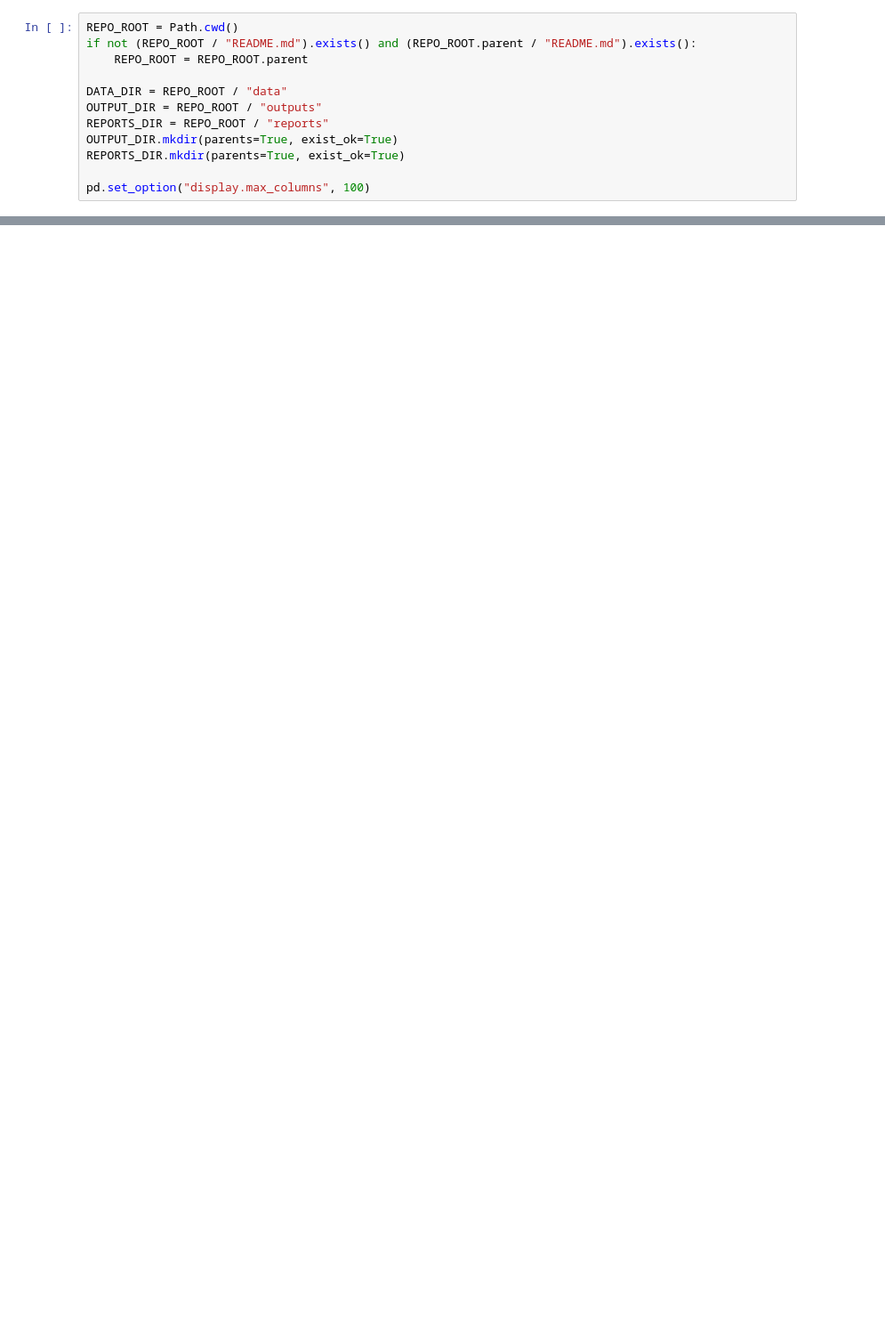
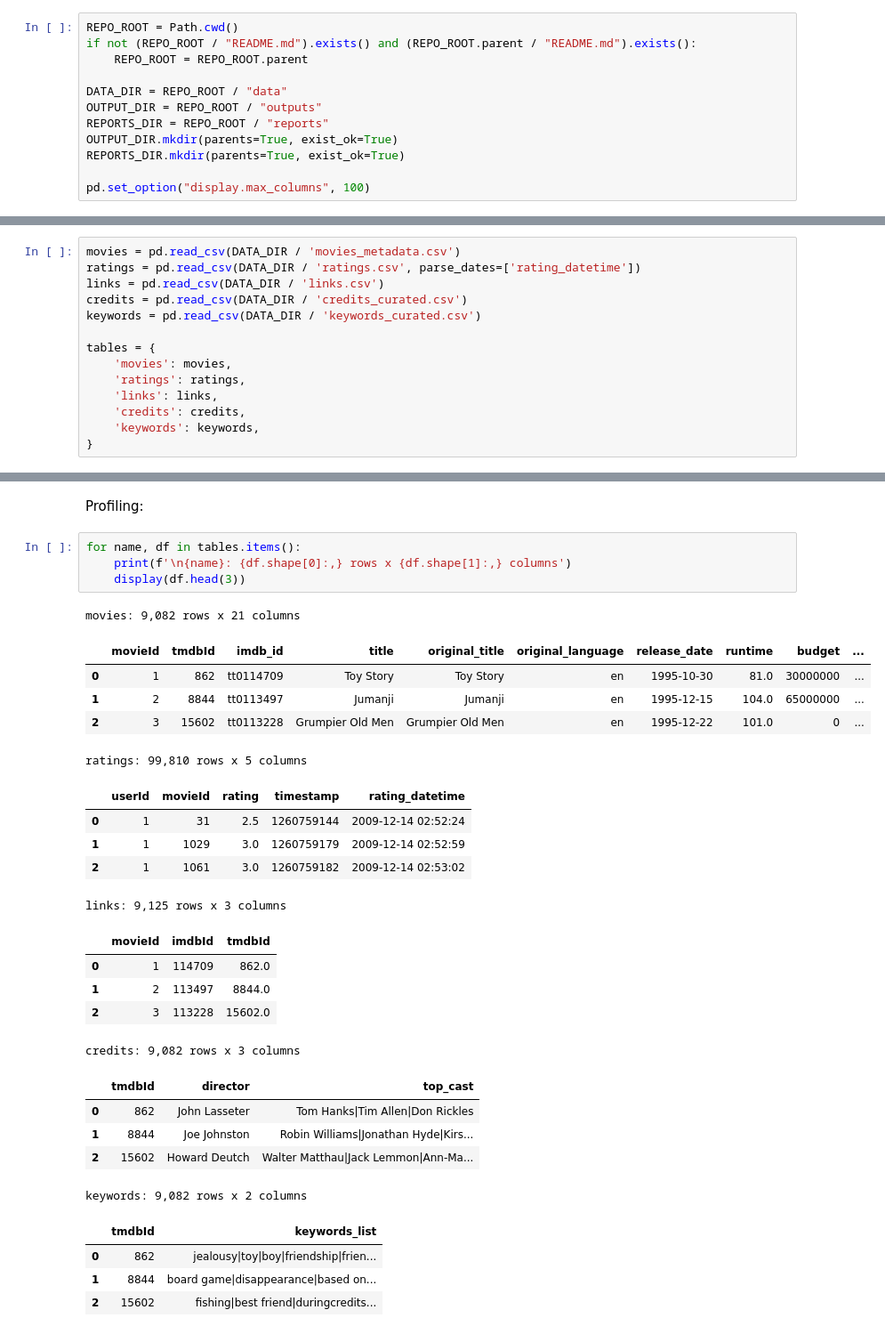
Before and after one commit to tmack92/mackay_tim_ban5003_sem_project_movies, a Jupyter notebook: notebooks/ban5003project.ipynb, the cells around one changed output, grey strips where cells are left out. Shown at 89% size. Drawn from its saved outputs; the diff is of its cells as text; blank space fills up the shorter version.

```diff
--- a/notebooks/ban5003project.ipynb
+++ b/notebooks/ban5003project.ipynb
@@ -21,0 +42,14 @@ pd.set_option("display.max_columns", 100)
+# %%
+movies = pd.read_csv(DATA_DIR / 'movies_metadata.csv')
+ratings = pd.read_csv(DATA_DIR / 'ratings.csv', parse_dates=['rating_datetime'])
+links = pd.read_csv(DATA_DIR / 'links.csv')
+credits = pd.read_csv(DATA_DIR / 'credits_curated.csv')
+keywords = pd.read_csv(DATA_DIR / 'keywords_curated.csv')
+
+tables = {
+    'movies': movies,
+    'ratings': ratings,
+    'links': links,
+    'credits': credits,
+    'keywords': keywords,
+}
@@ -21,0 +158,32 @@ pd.set_option("display.max_columns", 100)
+# %% [markdown]
+Profiling:
+# %%
+for name, df in tables.items():
+    print(f'\n{name}: {df.shape[0]:,} rows x {df.shape[1]:,} columns')
+    display(df.head(3))
+# %% [output]
+movies: 9,082 rows x 21 columns
+|  | movieId | tmdbId | imdb_id | title | original_title | original_language | release_date | runtime | budget | ... |
+| 0 | 1 | 862 | tt0114709 | Toy Story | Toy Story | en | 1995-10-30 | 81.0 | 30000000 | ... |
+| 1 | 2 | 8844 | tt0113497 | Jumanji | Jumanji | en | 1995-12-15 | 104.0 | 65000000 | ... |
+| 2 | 3 | 15602 | tt0113228 | Grumpier Old Men | Grumpier Old Men | en | 1995-12-22 | 101.0 | 0 | ... |
+ratings: 99,810 rows x 5 columns
+|  | userId | movieId | rating | timestamp | rating_datetime |
+| 0 | 1 | 31 | 2.5 | 1260759144 | 2009-12-14 02:52:24 |
+| 1 | 1 | 1029 | 3.0 | 1260759179 | 2009-12-14 02:52:59 |
+| 2 | 1 | 1061 | 3.0 | 1260759182 | 2009-12-14 02:53:02 |
+links: 9,125 rows x 3 columns
+|  | movieId | imdbId | tmdbId |
+| 0 | 1 | 114709 | 862.0 |
+| 1 | 2 | 113497 | 8844.0 |
+| 2 | 3 | 113228 | 15602.0 |
+credits: 9,082 rows x 3 columns
+|  | tmdbId | director | top_cast |
+| 0 | 862 | John Lasseter | Tom Hanks|Tim Allen|Don Rickles |
+| 1 | 8844 | Joe Johnston | Robin Williams|Jonathan Hyde|Kirs... |
+| 2 | 15602 | Howard Deutch | Walter Matthau|Jack Lemmon|Ann-Ma... |
+keywords: 9,082 rows x 2 columns
+|  | tmdbId | keywords_list |
+| 0 | 862 | jealousy|toy|boy|friendship|frien... |
+| 1 | 8844 | board game|disappearance|based on... |
+| 2 | 15602 | fishing|best friend|duringcredits... |
```
Also changed, not shown: parts of 10 cells of this notebook, 4 other files.
